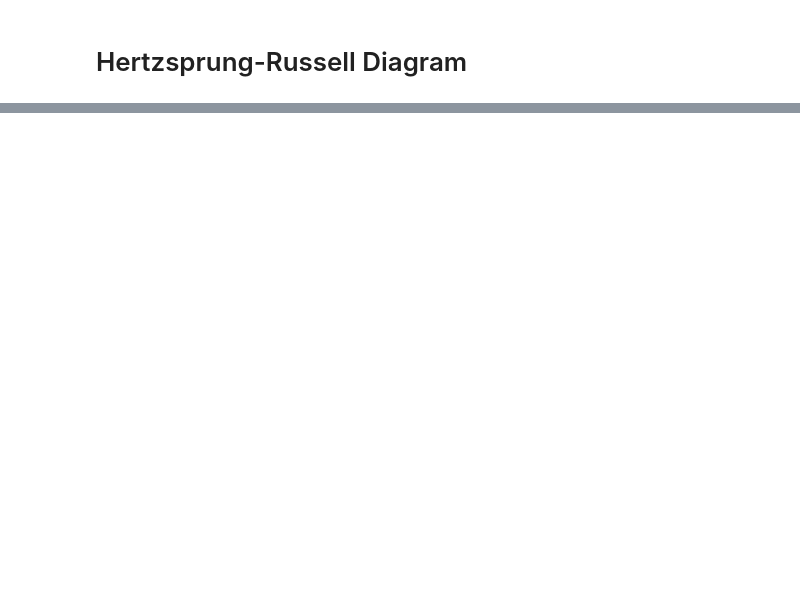
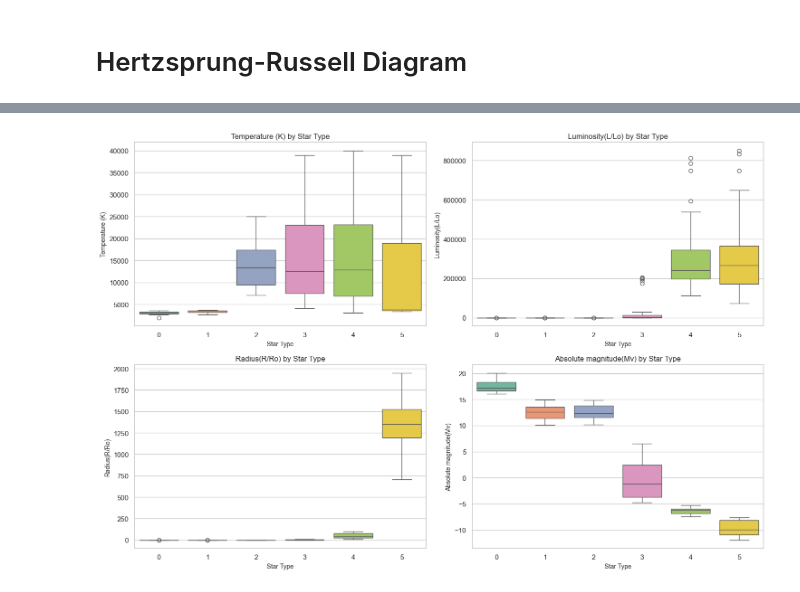
Before and after one commit to aidenhammond/data-science-final-project, a Jupyter notebook: main.ipynb, the cells around one changed output, grey strips where cells are left out. Saved outputs shown, nothing was run; the diff lists cells and outputs as text; code cells hidden in the pictures; blank space fills up the shorter version.

Commit message:
added optics slides and optics code and exploratory data analysis

```diff
--- a/main.ipynb
+++ b/main.ipynb
@@ -61,0 +115,16 @@ features_num['Spectral Class'] = features_num['Spectral Class'].map(spectral_cla
+# %%
+# Box plots for each numeric feature by star type
+fig, axes = plt.subplots(2, 2, figsize=(15, 10))
+axes = axes.ravel()
+
+for idx, col in enumerate(numeric_cols):
+    if idx < len(axes):
+        sns.boxplot(data=df, x='Star type', y=col, palette='Set2', ax=axes[idx])
+        axes[idx].set_title(f'{col} by Star Type', fontsize=12)
+        axes[idx].set_xlabel('Star Type', fontsize=10)
+        axes[idx].set_ylabel(col, fontsize=10)
+
+plt.tight_layout()
+plt.show()
+# %% [output]
+[figure, added]
```
Also changed, not shown: parts of 21 cells of this notebook, 1 other file.
